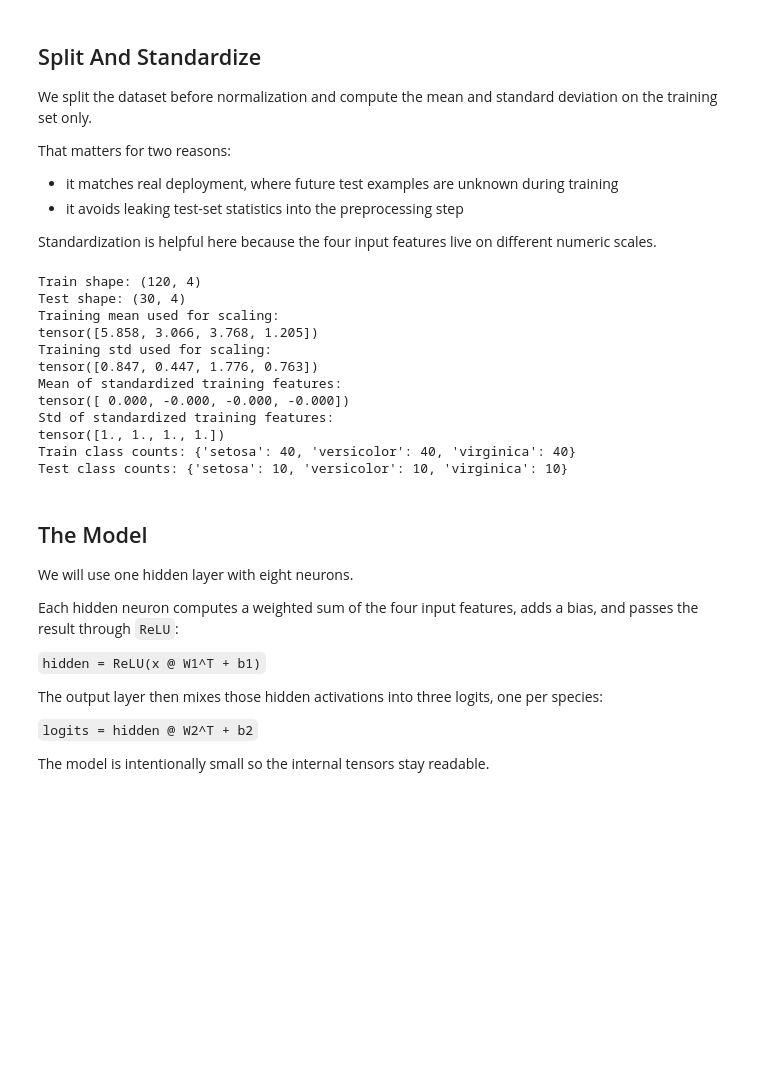
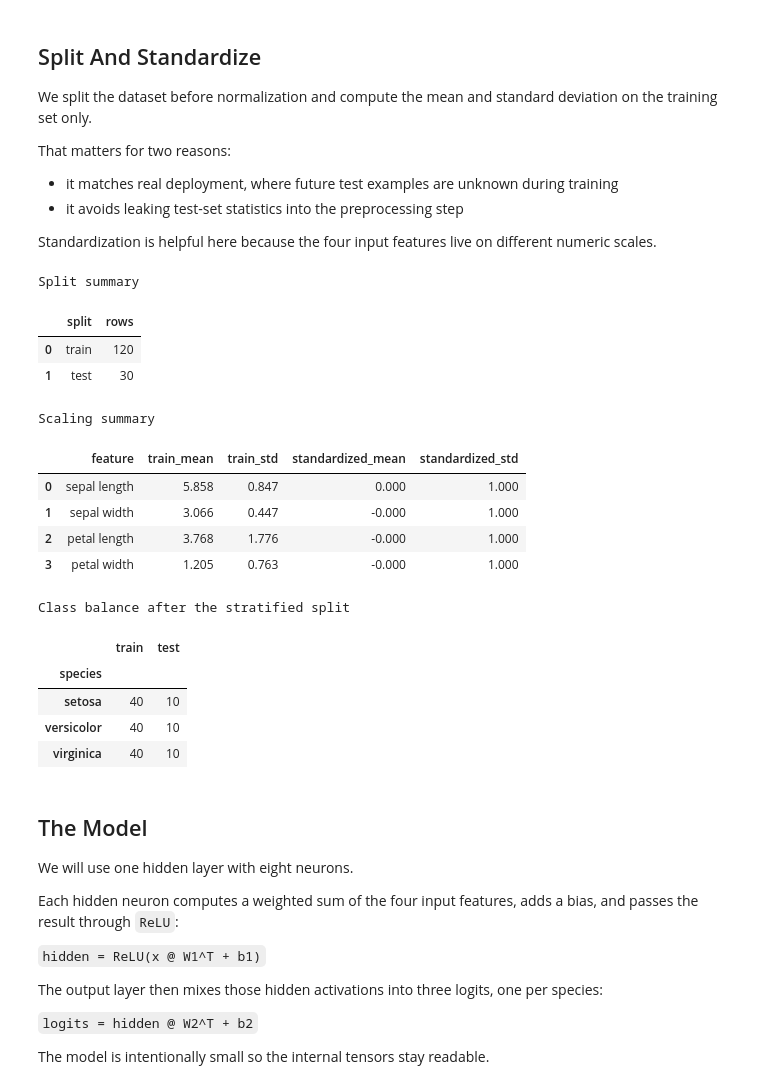
Before and after one commit to xangma/ml_tutorials, a Jupyter notebook: iris.ipynb, the cells around one changed output. Saved outputs shown, nothing was run; the diff lists cells and outputs as text; code cells hidden in the pictures; blank space fills up the shorter version.

```diff
--- a/iris.ipynb
+++ b/iris.ipynb
@@ -137,61 +174,77 @@ def stratified_split(features, labels, train_fraction=0.8, seed=42):
     test_perm = torch.randperm(test_features_raw.size(0), generator=generator)
     return (
         train_features_raw[train_perm],
         train_labels[train_perm],
         test_features_raw[test_perm],
         test_labels[test_perm],
     )
 
 
 (
     train_features_raw,
     train_labels,
     test_features_raw,
     test_labels,
 ) = stratified_split(raw_features, labels, train_fraction=0.8, seed=42)
 
 feature_mean = train_features_raw.mean(dim=0, keepdim=True)
 feature_std = train_features_raw.std(dim=0, keepdim=True)
 
 train_features = (train_features_raw - feature_mean) / feature_std
 test_features = (test_features_raw - feature_mean) / feature_std
 
 train_dataset = TensorDataset(train_features, train_labels)
 test_dataset = TensorDataset(test_features, test_labels)
 train_loader = DataLoader(train_dataset, batch_size=16, shuffle=True)
 test_loader = DataLoader(test_dataset, batch_size=16, shuffle=False)
 
-print("Train shape:", tuple(train_features.shape))
-print("Test shape:", tuple(test_features.shape))
-print("Training mean used for scaling:")
-print(feature_mean.squeeze(0))
-print("Training std used for scaling:")
-print(feature_std.squeeze(0))
-print("Mean of standardized training features:")
-print(train_features.mean(dim=0))
-print("Std of standardized training features:")
-print(train_features.std(dim=0))
-print(
-    "Train class counts:",
-    {class_names[i]: int(count) for i, count in enumerate(torch.bincount(train_labels))},
+split_summary = pd.DataFrame(
+    {
+        "split": ["train", "test"],
+        "rows": [len(train_features), len(test_features)],
+    }
 )
-print(
-    "Test class counts:",
-    {class_names[i]: int(count) for i, count in enumerate(torch.bincount(test_labels))},
+scale_summary = pd.DataFrame(
+    {
+        "feature": feature_names,
+        "train_mean": feature_mean.squeeze(0).tolist(),
+        "train_std": feature_std.squeeze(0).tolist(),
+        "standardized_mean": train_features.mean(dim=0).tolist(),
+        "standardized_std": train_features.std(dim=0).tolist(),
+    }
 )
+class_balance = pd.DataFrame(
+    {
+        "train": torch.bincount(train_labels).tolist(),
+        "test": torch.bincount(test_labels).tolist(),
+    },
+    index=class_names,
+)
+class_balance.index.name = "species"
+
+print("Split summary")
+display(split_summary)
+print("Scaling summary")
+display(scale_summary.round(3))
+print("Class balance after the stratified split")
+display(class_balance)
 # %% [output]
-Train shape: (120, 4)
-Test shape: (30, 4)
-Training mean used for scaling:
-tensor([5.858, 3.066, 3.768, 1.205])
-Training std used for scaling:
-tensor([0.847, 0.447, 1.776, 0.763])
-Mean of standardized training features:
-tensor([ 0.000, -0.000, -0.000, -0.000])
-Std of standardized training features:
-tensor([1., 1., 1., 1.])
-Train class counts: {'setosa': 40, 'versicolor': 40, 'virginica': 40}
-Test class counts: {'setosa': 10, 'versicolor': 10, 'virginica': 10}
+Split summary
+|  | split | rows |
+| 0 | train | 120 |
+| 1 | test | 30 |
+Scaling summary
+|  | feature | train_mean | train_std | standardized_mean | standardized_std |
+| 0 | sepal length | 5.858 | 0.847 | 0.000 | 1.000 |
+| 1 | sepal width | 3.066 | 0.447 | -0.000 | 1.000 |
+| 2 | petal length | 3.768 | 1.776 | -0.000 | 1.000 |
+| 3 | petal width | 1.205 | 0.763 | -0.000 | 1.000 |
+Class balance after the stratified split
+|  | train | test |
+| species |  |  |
+| setosa | 40 | 10 |
+| versicolor | 40 | 10 |
+| virginica | 40 | 10 |
 # %% [markdown]
 ## The Model
 
```
Also changed, not shown: parts of 3 cells of this notebook, 2 other files.
